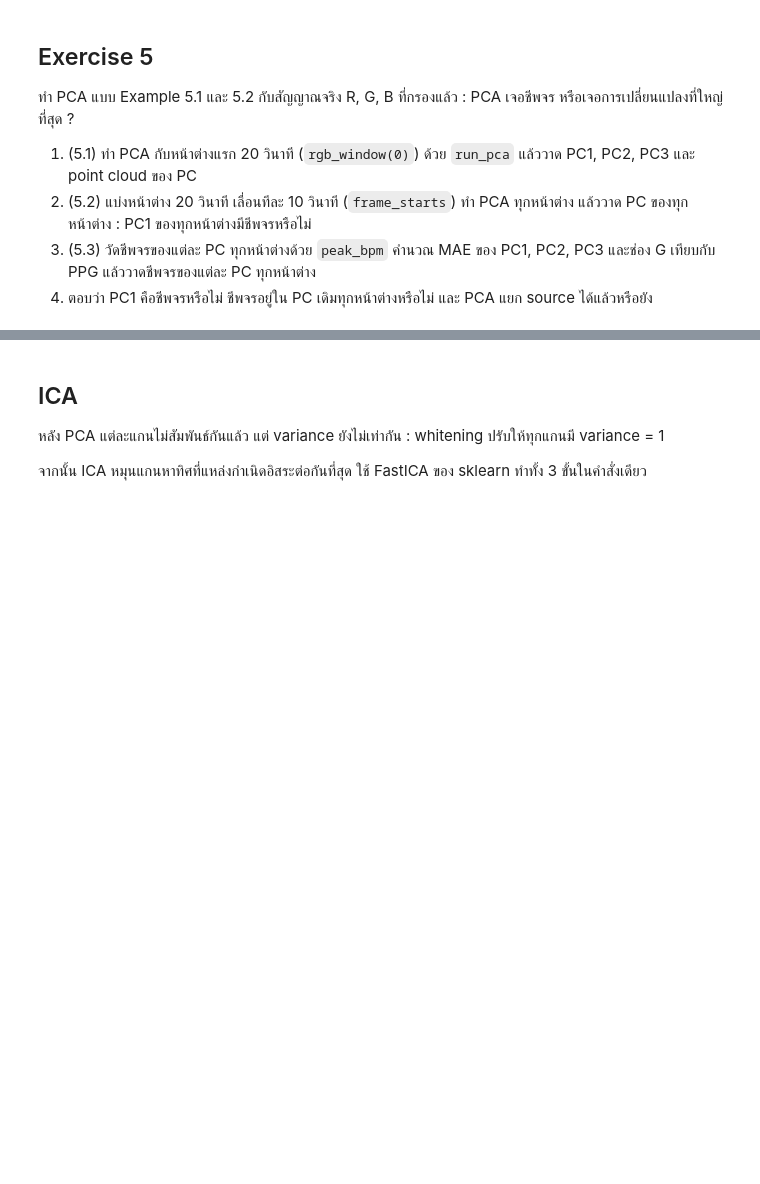
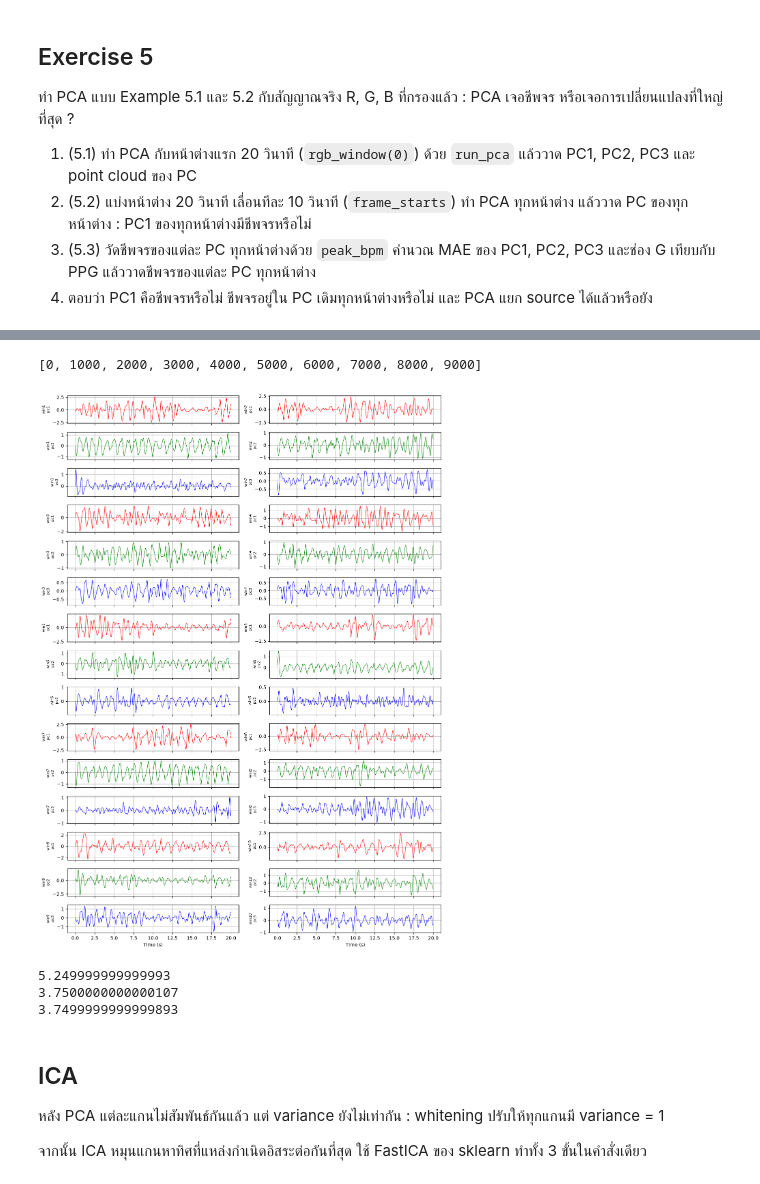
Before and after one commit to sotheasokea/Digital-Signal-Processing-Lecture, a Jupyter notebook: Lecture/Week11/w11_inclass.ipynb, the cells around one changed output, grey strips where cells are left out. Drawn from its saved outputs; the diff is of its cells as text; code cells hidden in the pictures; blank space fills up the shorter version.

```diff
--- a/Lecture/Week11/w11_inclass.ipynb
+++ b/Lecture/Week11/w11_inclass.ipynb
@@ -691,33 +745,65 @@ def run_pca(X):
 # %%
 # Exercise 5.2 : ทำ PCA ทุกหน้าต่าง แล้ววาด PC ของทุกหน้าต่าง
 # subplot PCA ที่ได้ของแต่ละหน้าต่าง
 # | PC1 หน้าต่าง1 | PC1 หน้าต่าง2 |
 # | PC2 หน้าต่าง1 | PC2 หน้าต่าง2 |
 # | PC3 หน้าต่าง1 | PC3 หน้าต่าง2 |
 # | PC1 หน้าต่าง3 | PC1 หน้าต่าง4 |
 # | ...           | ...           |
 # | PC3 หน้าต่าง9 | PC3 หน้าต่าง10|
 def plot_windows(Y_list, prefix, t=None):
     # Y_list : ผลของทุกหน้าต่าง (แต่ละหน้าต่าง แถวละ 1 component)  วาด 2 หน้าต่างต่อแถว
     if t is None:
         t = np.arange(len(Y_list[0][0])) / FS_TARGET     # แกนเวลาของ 1 หน้าต่าง
     n, k = len(Y_list), len(Y_list[0])
     rows = k * ((n + 1) // 2)
     fig, ax = plt.subplots(rows, 2, figsize=(12, 1.1 * rows), sharex=True)
     for w, Y in enumerate(Y_list):
         for j in range(k):
             a = ax[(w // 2) * k + j, w % 2]
             a.plot(t, Y[j], color="rgb"[j], lw=0.8)
             a.set_ylabel(f"win{w + 1}\n{prefix}{j + 1}", fontsize=8)
             a.grid()
     for a in ax[-1]:
         a.set_xlabel("Time (s)")
     plt.tight_layout()
     plt.show()
 # your code
+STARTS = frame_starts(len(G_C)) ;print(STARTS)
+X_PCA_ALL = [run_pca(rgb_window(w)) for w in STARTS]
+plot_windows(X_PCA_ALL, "pc")
+# %% [output]
+[0, 1000, 2000, 3000, 4000, 5000, 6000, 7000, 8000, 9000]
+[figure, added]
 # %%
 # Exercise 5.3 : ชีพจรของแต่ละ PC ทุกหน้าต่าง และ MAE เทียบกับ PPG
 # your code
+PPG_C
+# print(np.array(X_PCA_ALL).shape) #(10, 3, 2000) = (window, channel, sample)
+X_PCA_ALL = np.array(X_PCA_ALL)
+PPG_ALL   = np.array([PPG_C[f:20*100+f] for f in STARTS])
+# print(PPG_ALL.shape)
+HR_all = []
+for x_pca, ppg_window in zip(X_PCA_ALL, PPG_ALL):
+    pc1 = peak_bpm(x_pca[0])
+    pc2 = peak_bpm(x_pca[1])
+    pc3 = peak_bpm(x_pca[2])
+    # print(pc1, pc2, pc3)
+    ref = peak_bpm(ppg_window)
+    # print(ref)
+    HR_window = [ref, pc1, pc2, pc3]
+    HR_all.append(HR_window)
+HR_all = np.array(HR_all)
+# print(HR_all)
+
+#find MAE
+mae_pc1 = np.abs(np.mean(HR_all[1] - HR_all[0])) ;print(mae_pc1)
+mae_pc2 = np.abs(np.mean(HR_all[2] - HR_all[0])) ;print(mae_pc2)
+mae_pc3 = np.abs(np.mean(HR_all[3] - HR_all[0])) ;print(mae_pc3)
+# %% [output]
+5.249999999999993
+3.7500000000000107
+3.7499999999999893
 # %%
 # Exercise 5.3 : plot ชีพจรของแต่ละ PC ทุกหน้าต่าง เทียบกับ PPG
 def plot_hr(HR_TAB, names, title):
```
Also changed, not shown: parts of 14 cells of this notebook, 5 other files.
